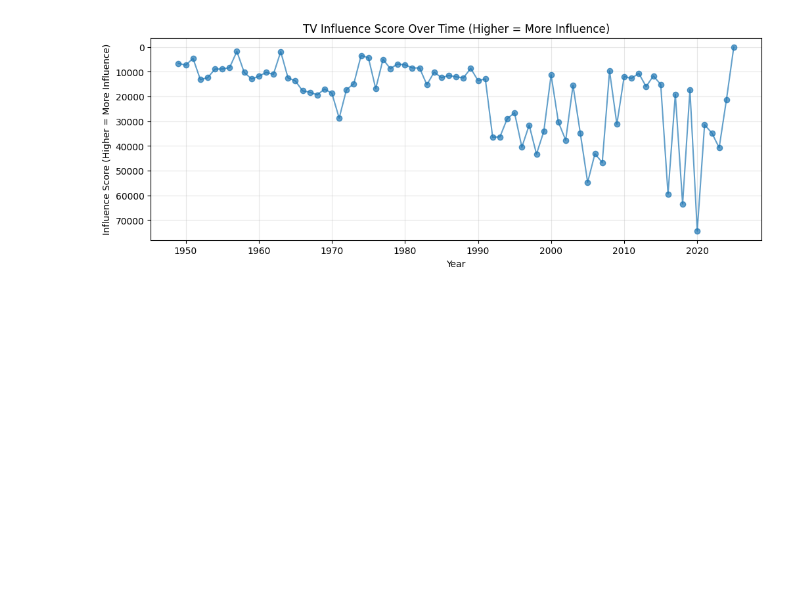
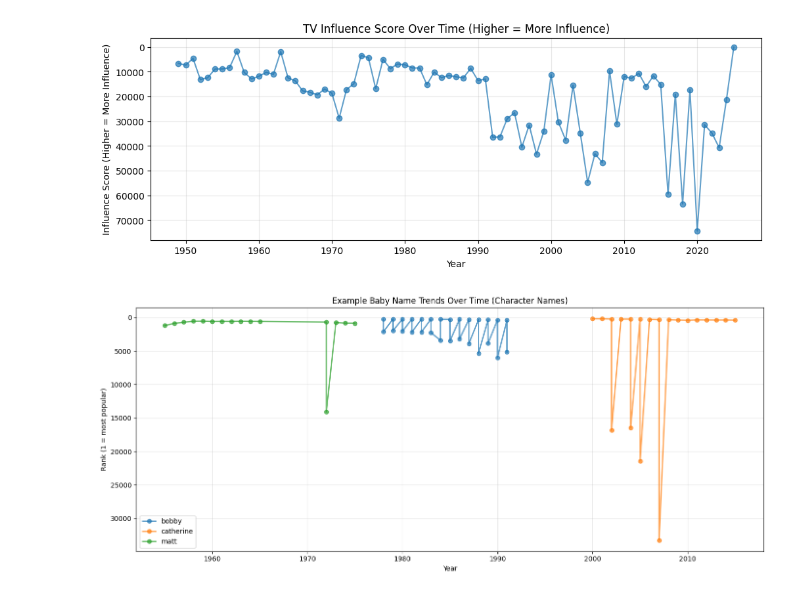
Before and after one commit to rachelrichey/trendybabies, a Jupyter notebook: trendybabies.ipynb, the cells around one changed output. Cells and saved outputs as stored; diff of their text form; code cells hidden in the pictures; blank space fills up the shorter version.

```diff
--- a/trendybabies.ipynb
+++ b/trendybabies.ipynb
@@ -230,8 +293,10 @@ all_names.head()
 | 3 | James | M | 5927 | 1880 | 4.0 |
 | 4 | Charles | M | 5348 | 1880 | 5.0 |
 # %%
-# working copy
 names = all_names.copy()
+
+# remove 2025 since we don't have baby name data for that year
+names = names[names['year'] < 2025]
 
 # clean names
 names["name"] = names["name"].str.lower().str.strip()
@@ -451,3 +562,23 @@ plt.grid(alpha=0.3)
 plt.show()
 # %% [output]
 [figure]
+# %%
+# Example: time series for popular character names
+sample_names = merged.groupby('character_name')['rank'].count().nlargest(5).index.tolist()
+
+plt.figure(figsize=(14, 6))
+for name in sample_names[:3]:
+    subset = merged[merged['character_name'] == name].sort_values('year')
+    if len(subset) > 5:  # only plot if we have enough data points
+        plt.plot(subset['year'], subset['rank'], marker='o', label=name, alpha=0.7, linewidth=2)
+
+plt.title("Example Baby Name Trends Over Time (Character Names)")
+plt.xlabel("Year")
+plt.ylabel("Rank (1 = most popular)")
+plt.legend()
+plt.gca().invert_yaxis()
+plt.grid(alpha=0.3)
+plt.tight_layout()
+plt.show()
+# %% [output]
+[figure, added]
```
Also changed, not shown: parts of 12 cells of this notebook.
